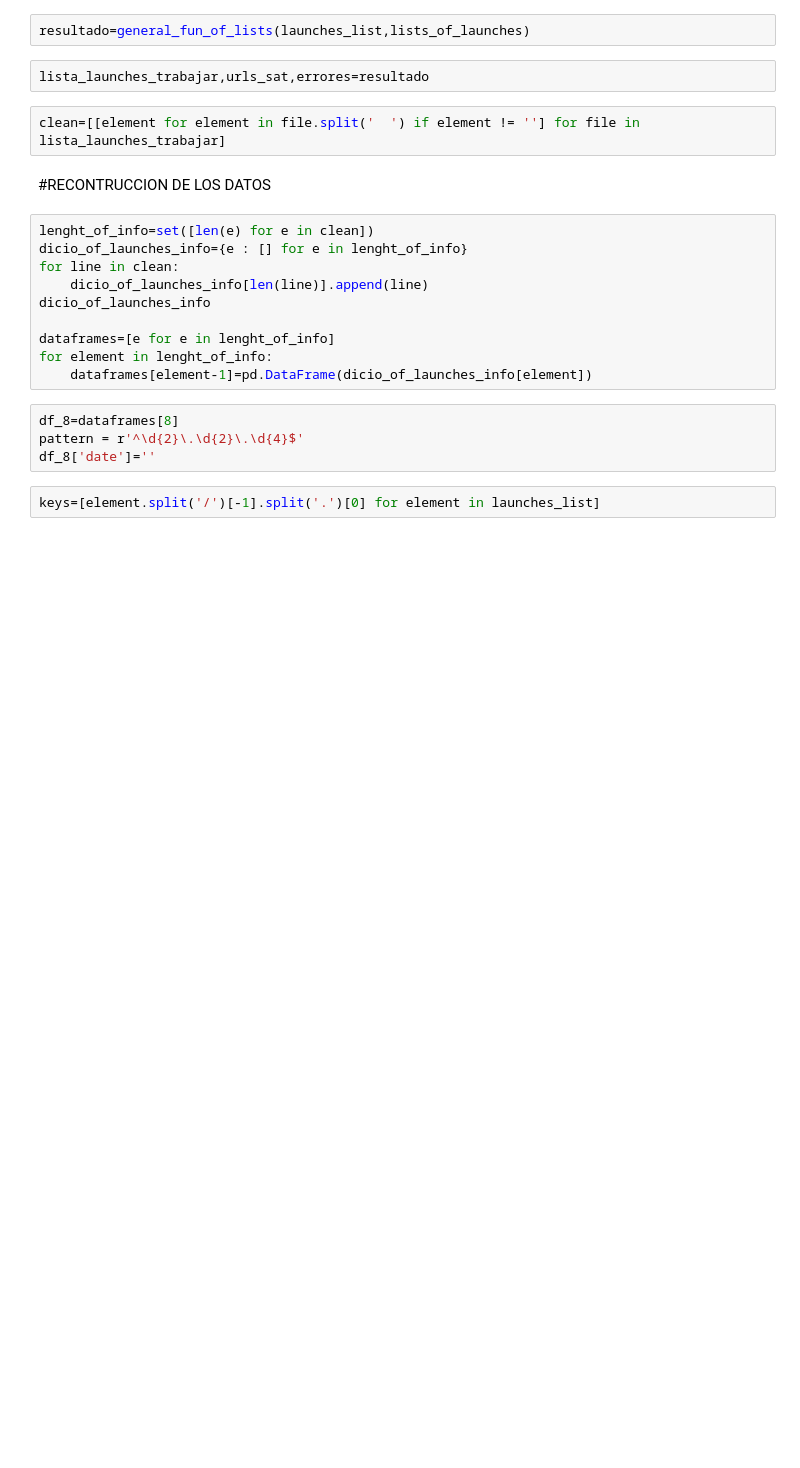
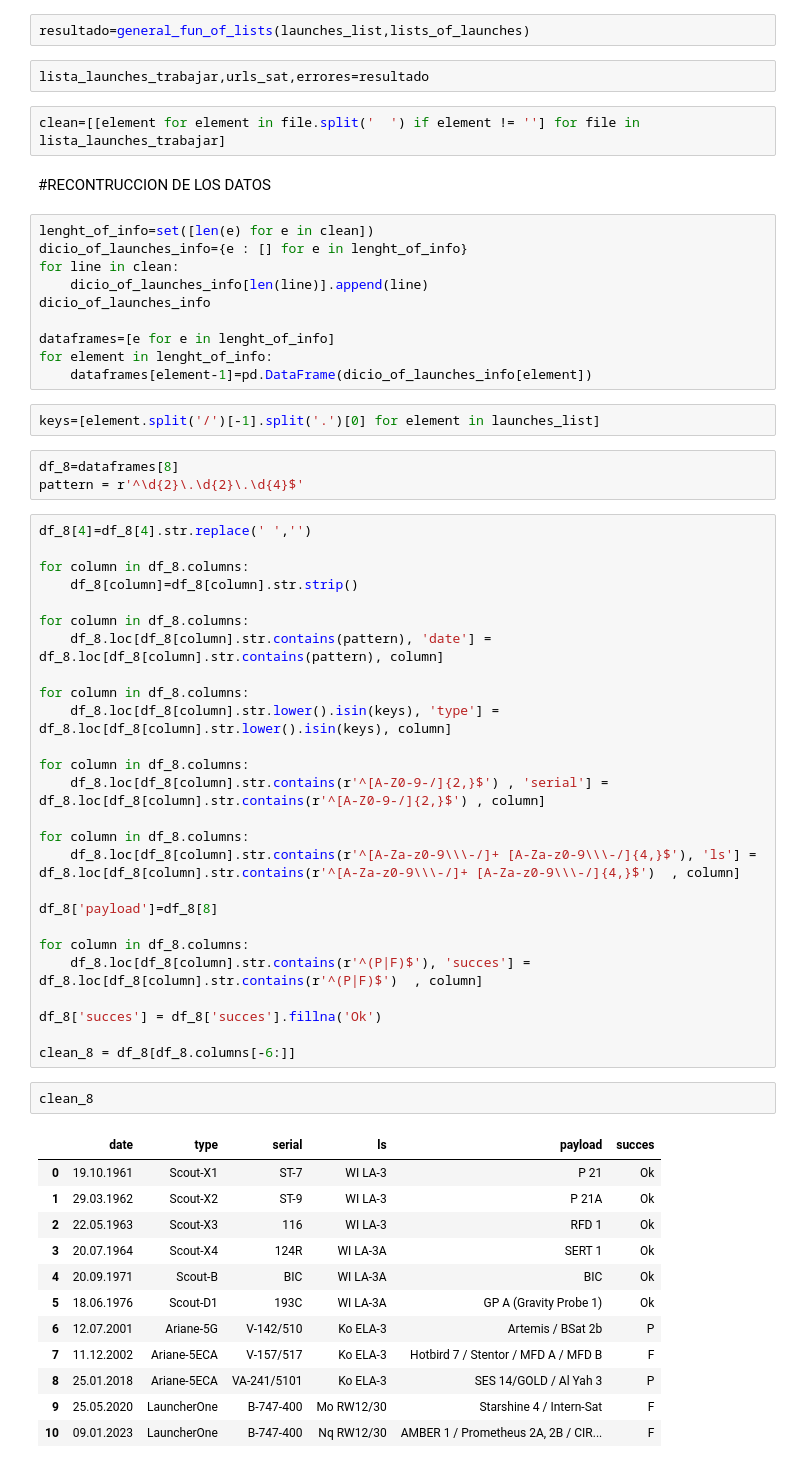
Before and after one commit to joeSL-ms/Desarrollo, a Jupyter notebook: Trabajo.ipynb, the cells around one changed output. Drawn from its saved outputs; the diff is of its cells as text; blank space fills up the shorter version.

```diff
--- a/Trabajo.ipynb
+++ b/Trabajo.ipynb
@@ -387,9 +387,49 @@ dicio_of_launches_info
 dataframes=[e for e in lenght_of_info]
 for element in lenght_of_info:
     dataframes[element-1]=pd.DataFrame(dicio_of_launches_info[element])
-# %%
-df_8=dataframes[8]
-pattern = r'^\d{2}\.\d{2}\.\d{4}$'
-df_8['date']=''
 # %%
 keys=[element.split('/')[-1].split('.')[0] for element in launches_list]
+# %%
+df_8=dataframes[8]
+pattern = r'^\d{2}\.\d{2}\.\d{4}$'
+# %%
+df_8[4]=df_8[4].str.replace(' ','')
+
+for column in df_8.columns:
+    df_8[column]=df_8[column].str.strip()
+
+for column in df_8.columns:
+    df_8.loc[df_8[column].str.contains(pattern), 'date'] = df_8.loc[df_8[column].str.contains(pattern), column]
+
+for column in df_8.columns:
+    df_8.loc[df_8[column].str.lower().isin(keys), 'type'] = df_8.loc[df_8[column].str.lower().isin(keys), column]
+
+for column in df_8.columns:
+    df_8.loc[df_8[column].str.contains(r'^[A-Z0-9-/]{2,}$') , 'serial'] = df_8.loc[df_8[column].str.contains(r'^[A-Z0-9-/]{2,}$') , column]
+
+for column in df_8.columns:
+    df_8.loc[df_8[column].str.contains(r'^[A-Za-z0-9\\\-/]+ [A-Za-z0-9\\\-/]{4,}$'), 'ls'] =  df_8.loc[df_8[column].str.contains(r'^[A-Za-z0-9\\\-/]+ [A-Za-z0-9\\\-/]{4,}$')  , column]
+
+df_8['payload']=df_8[8]
+
+for column in df_8.columns:
+    df_8.loc[df_8[column].str.contains(r'^(P|F)$'), 'succes'] =  df_8.loc[df_8[column].str.contains(r'^(P|F)$')  , column]
+
+df_8['succes'] = df_8['succes'].fillna('Ok')
+
+clean_8 = df_8[df_8.columns[-6:]]
+# %%
+clean_8
+# %% [output]
+|  | date | type | serial | ls | payload | succes |
+| 0 | 19.10.1961 | Scout-X1 | ST-7 | WI LA-3 | P 21 | Ok |
+| 1 | 29.03.1962 | Scout-X2 | ST-9 | WI LA-3 | P 21A | Ok |
+| 2 | 22.05.1963 | Scout-X3 | 116 | WI LA-3 | RFD 1 | Ok |
+| 3 | 20.07.1964 | Scout-X4 | 124R | WI LA-3A | SERT 1 | Ok |
+| 4 | 20.09.1971 | Scout-B | BIC | WI LA-3A | BIC | Ok |
+| 5 | 18.06.1976 | Scout-D1 | 193C | WI LA-3A | GP A (Gravity Probe 1) | Ok |
+| 6 | 12.07.2001 | Ariane-5G | V-142/510 | Ko ELA-3 | Artemis / BSat 2b | P |
+| 7 | 11.12.2002 | Ariane-5ECA | V-157/517 | Ko ELA-3 | Hotbird 7 / Stentor / MFD A / MFD B | F |
+| 8 | 25.01.2018 | Ariane-5ECA | VA-241/5101 | Ko ELA-3 | SES 14/GOLD / Al Yah 3 | P |
+| 9 | 25.05.2020 | LauncherOne | B-747-400 | Mo RW12/30 | Starshine 4 / Intern-Sat | F |
+| 10 | 09.01.2023 | LauncherOne | B-747-400 | Nq RW12/30 | AMBER 1 / Prometheus 2A, 2B / CIR... | F |
```
Also changed, not shown: parts of 25 cells of this notebook.
